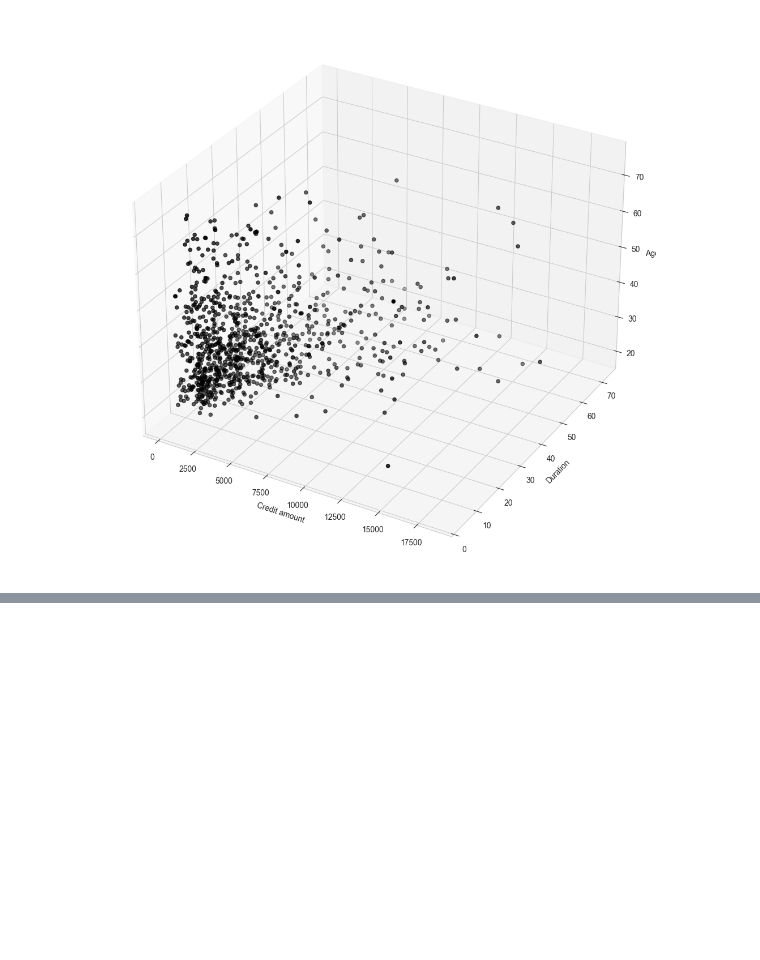
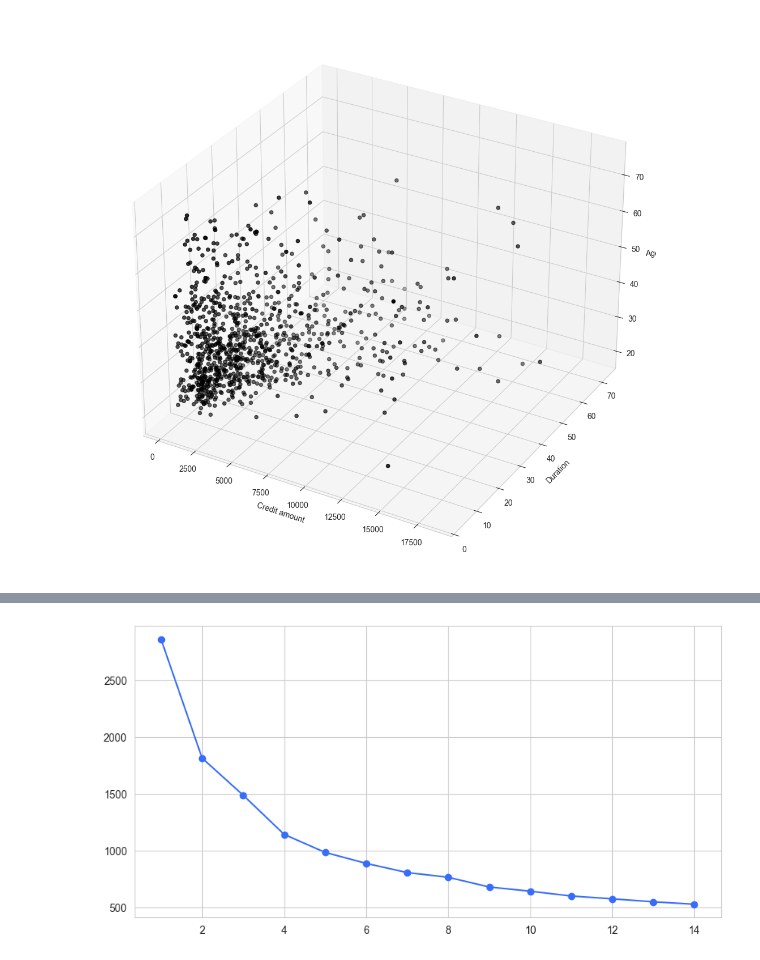
Before and after one commit to prasannaneupane/AI_Lab, a Jupyter notebook: clustering.ipynb, the cells around one changed output, grey strips where cells are left out. Drawn from its saved outputs; the diff is of its cells as text; code cells hidden in the pictures; blank space fills up the shorter version.

```diff
--- a/clustering.ipynb
+++ b/clustering.ipynb
@@ -180,0 +193,6 @@ _3d_data_plot(cluster_data)
+# %%
+from sklearn.preprocessing import StandardScaler
+scaler = None
+scaled_data =None
+scaler = StandardScaler()
+scaled_data = scaler.fit_transform(skew_fix_data)
@@ -180,0 +203,14 @@ _3d_data_plot(cluster_data)
+# %%
+from sklearn. cluster import KMeans
+clusters_range = None
+inertias = []
+kmeans = None
+clusters_range = np.arange (1, 15)
+for k in clusters_range:
+    kmeans = KMeans(n_clusters=k, random_state=0).fit(scaled_data)
+    inertias. append (kmeans. inertia_)
+
+plt.plot(clusters_range, inertias, marker='o')
+plt.show()
+# %% [output]
+[figure, added]
```
Also changed, not shown: parts of 6 cells of this notebook.
